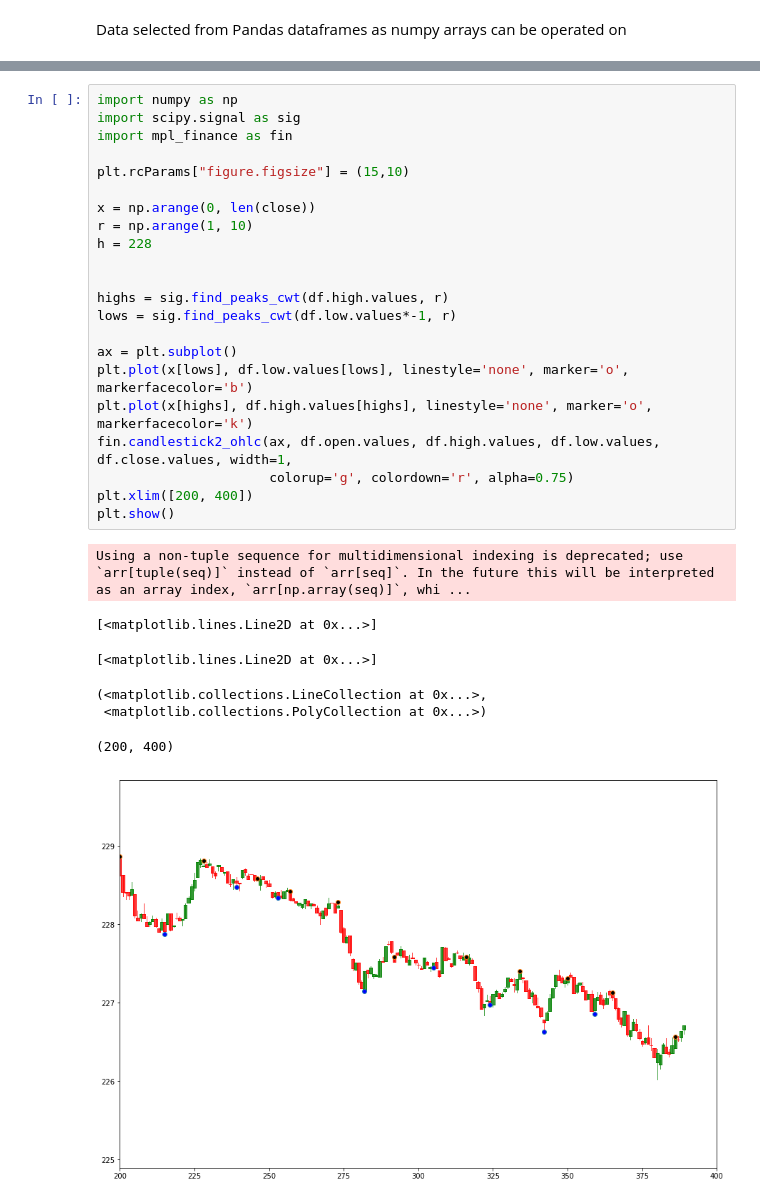
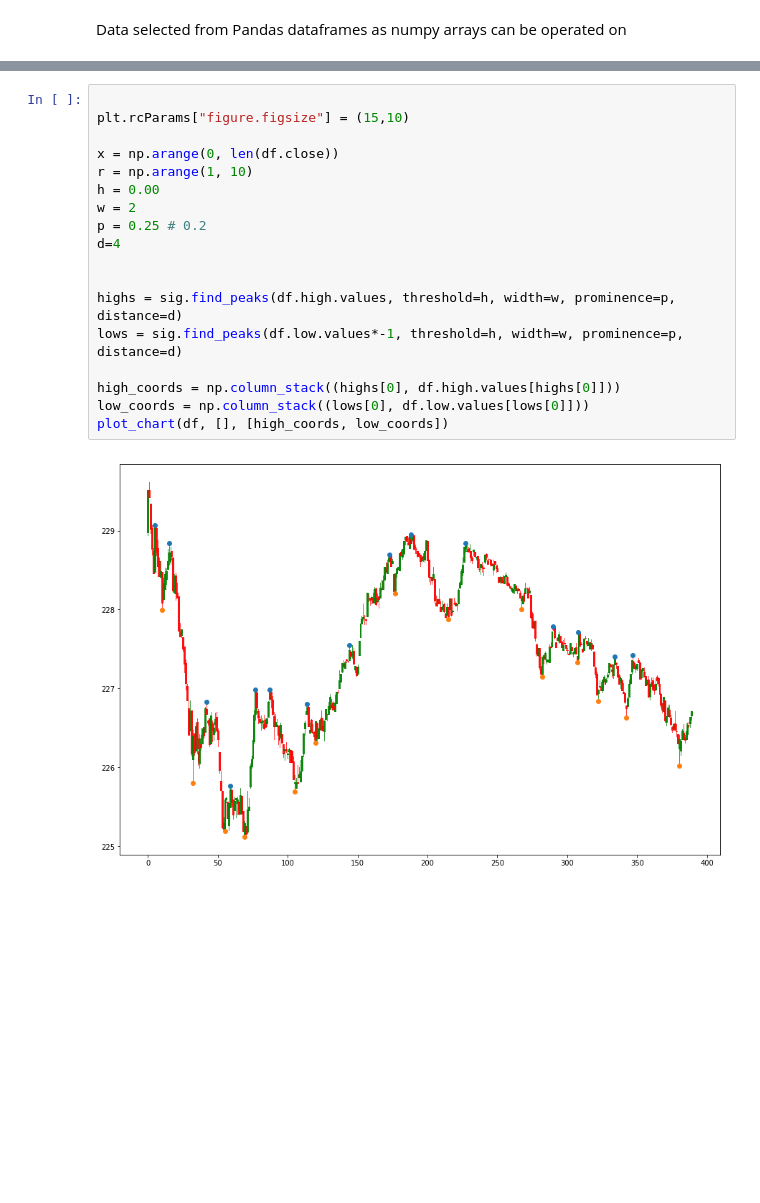
Before and after one commit to TidalPaladin/trader, a Jupyter notebook: trader-theory.ipynb, the cells around one changed output, grey strips where cells are left out. Drawn from its saved outputs; the diff is of its cells as text; blank space fills up the shorter version.

```diff
--- a/trader-theory.ipynb
+++ b/trader-theory.ipynb
@@ -236,30 +202,20 @@ We can use peak detection algorithms to identify support and resistance levels
-# %%
-import numpy as np
-import scipy.signal as sig
-import mpl_finance as fin
-
-plt.rcParams["figure.figsize"] = (15,10)
-
-x = np.arange(0, len(close))
-r = np.arange(1, 10)
-h = 228
-
-
-highs = sig.find_peaks_cwt(df.high.values, r)
-lows = sig.find_peaks_cwt(df.low.values*-1, r)
-
-ax = plt.subplot()
-plt.plot(x[lows], df.low.values[lows], linestyle='none', marker='o', markerfacecolor='b')
-plt.plot(x[highs], df.high.values[highs], linestyle='none', marker='o', markerfacecolor='k')
-fin.candlestick2_ohlc(ax, df.open.values, df.high.values, df.low.values, df.close.values, width=1,
-                      colorup='g', colordown='r', alpha=0.75)
-plt.xlim([200, 400])
-plt.show()
-# %% [output]
-Using a non-tuple sequence for multidimensional indexing is deprecated; use `arr[tuple(seq)]` instead of `arr[seq]`. In the future this will be interpreted as an array index, `arr[np.array(seq)]`, whi ...
-[<matplotlib.lines.Line2D at 0x...>]
-[<matplotlib.lines.Line2D at 0x...>]
-(<matplotlib.collections.LineCollection at 0x...>,
- <matplotlib.collections.PolyCollection at 0x...>)
-(200, 400)
-[figure, removed]
+# %%
+
+plt.rcParams["figure.figsize"] = (15,10)
+
+x = np.arange(0, len(df.close))
+r = np.arange(1, 10)
+h = 0.00
+w = 2
+p = 0.25 # 0.2
+d=4
+
+
+highs = sig.find_peaks(df.high.values, threshold=h, width=w, prominence=p, distance=d)
+lows = sig.find_peaks(df.low.values*-1, threshold=h, width=w, prominence=p, distance=d)
+
+high_coords = np.column_stack((highs[0], df.high.values[highs[0]]))
+low_coords = np.column_stack((lows[0], df.low.values[lows[0]]))
+plot_chart(df, [], [high_coords, low_coords])
+# %% [output]
+[figure, added]
```
Also changed, not shown: parts of 22 cells of this notebook, 2 other files.
